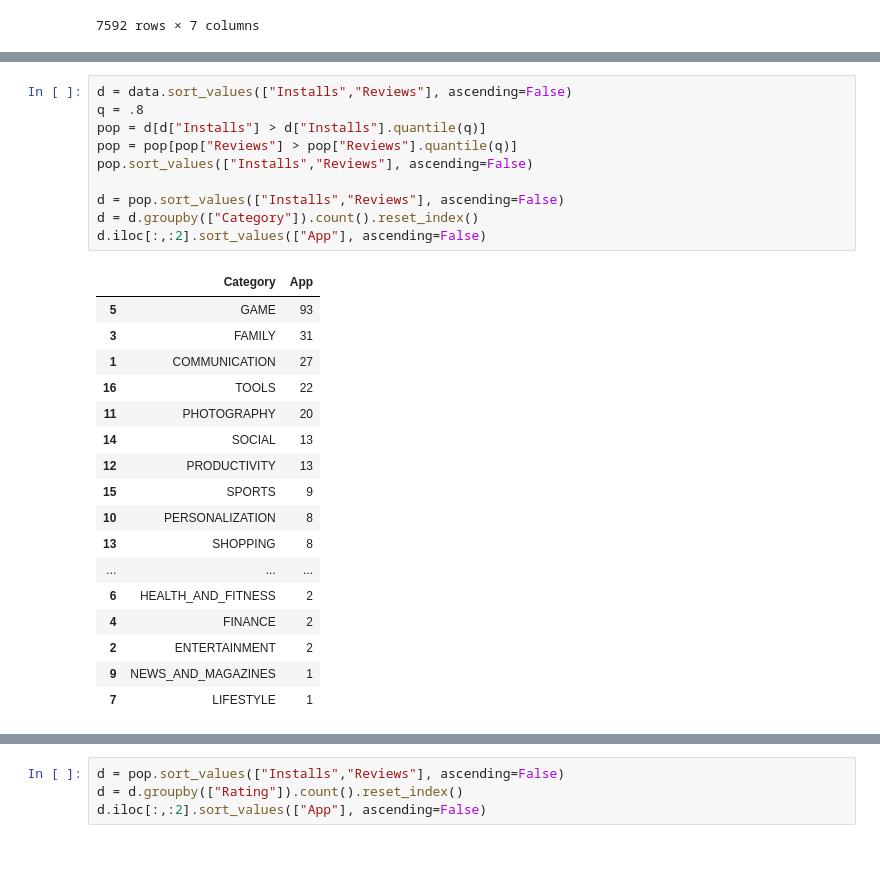
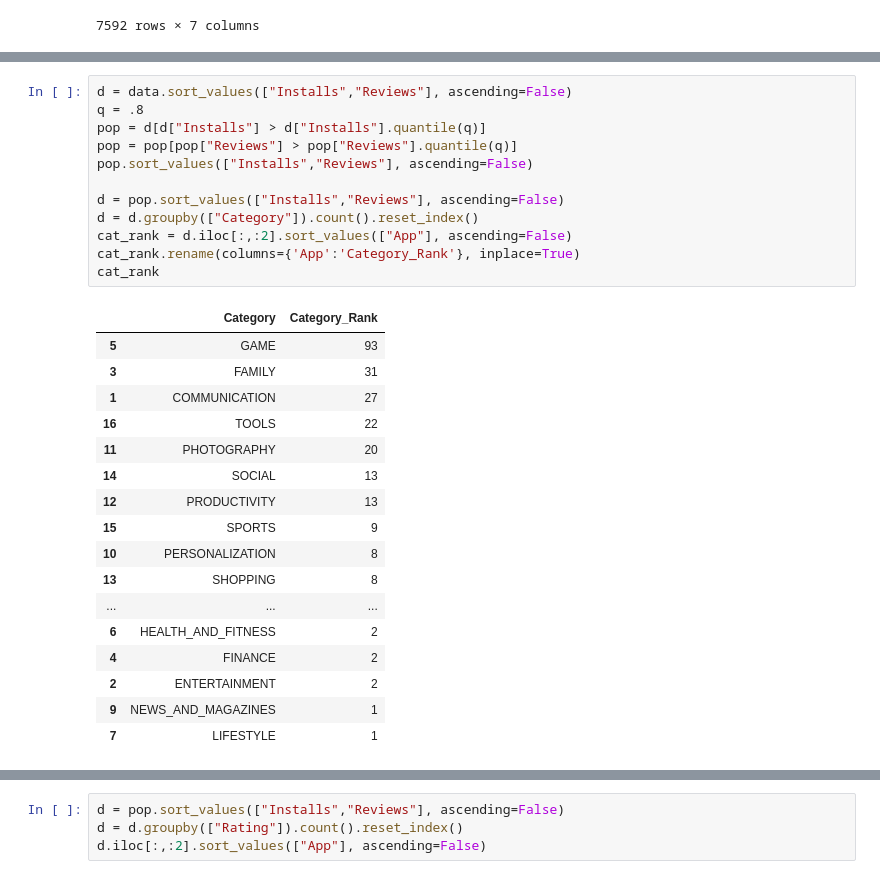
Before and after one commit to infoshareacademy/jdszr6-grupa-bez-nazwy, a Jupyter notebook: Python_project/Develop.ipynb, the cells around one changed output, grey strips where cells are left out. Saved outputs shown, nothing was run; the diff lists cells and outputs as text.

```diff
--- a/Python_project/Develop.ipynb
+++ b/Python_project/Develop.ipynb
@@ -65,15 +51,17 @@ free_type
 # %%
 d = data.sort_values(["Installs","Reviews"], ascending=False)
 q = .8
 pop = d[d["Installs"] > d["Installs"].quantile(q)]
 pop = pop[pop["Reviews"] > pop["Reviews"].quantile(q)]
 pop.sort_values(["Installs","Reviews"], ascending=False)
 
 d = pop.sort_values(["Installs","Reviews"], ascending=False)
 d = d.groupby(["Category"]).count().reset_index()
-d.iloc[:,:2].sort_values(["App"], ascending=False)
+cat_rank = d.iloc[:,:2].sort_values(["App"], ascending=False)
+cat_rank.rename(columns={'App':'Category_Rank'}, inplace=True)
+cat_rank
 # %% [output]
-|  | Category | App |
+|  | Category | Category_Rank |
 | 5 | GAME | 93 |
 | 3 | FAMILY | 31 |
 | 1 | COMMUNICATION | 27 |
```
Also changed, not shown: parts of 13 cells of this notebook, 1 other file.
